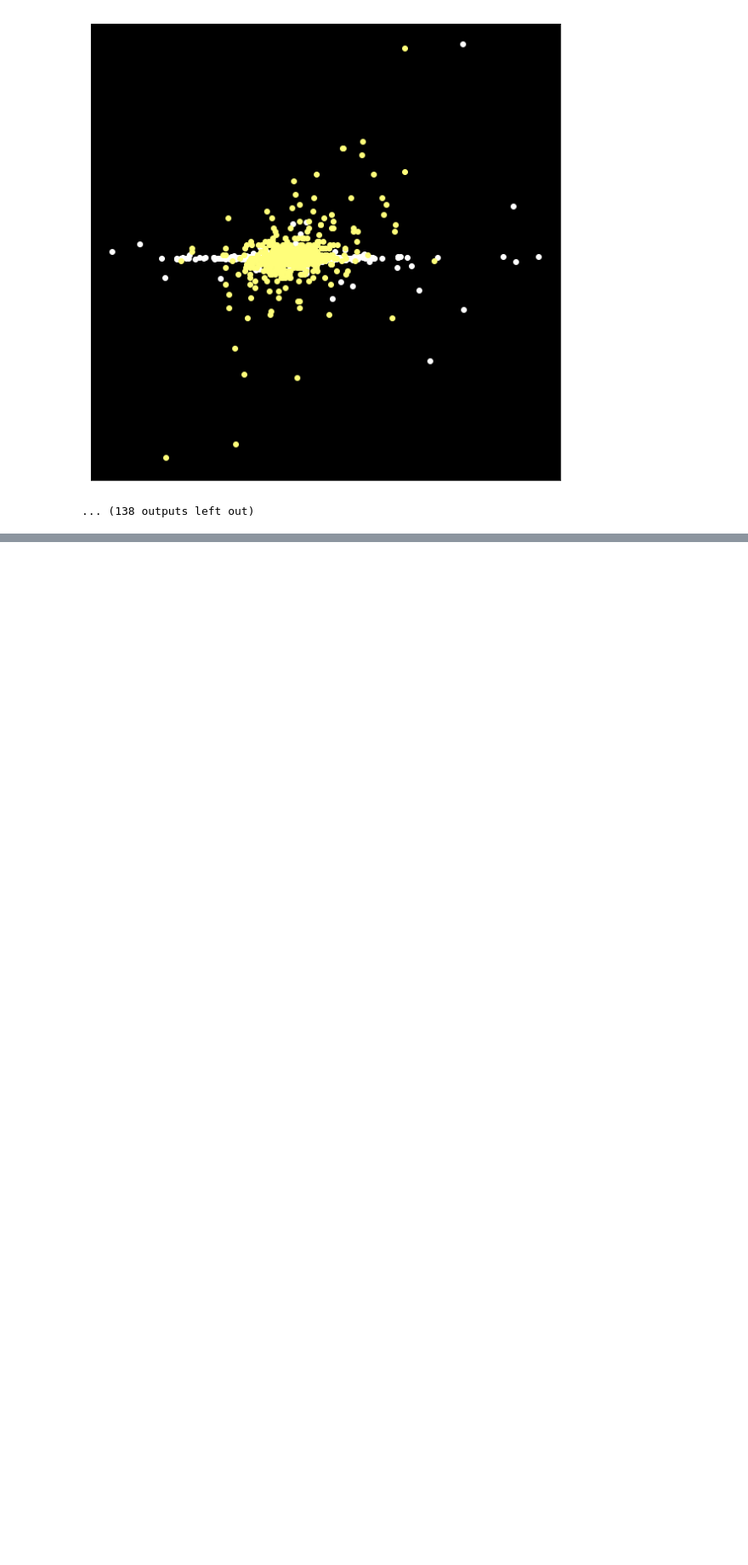
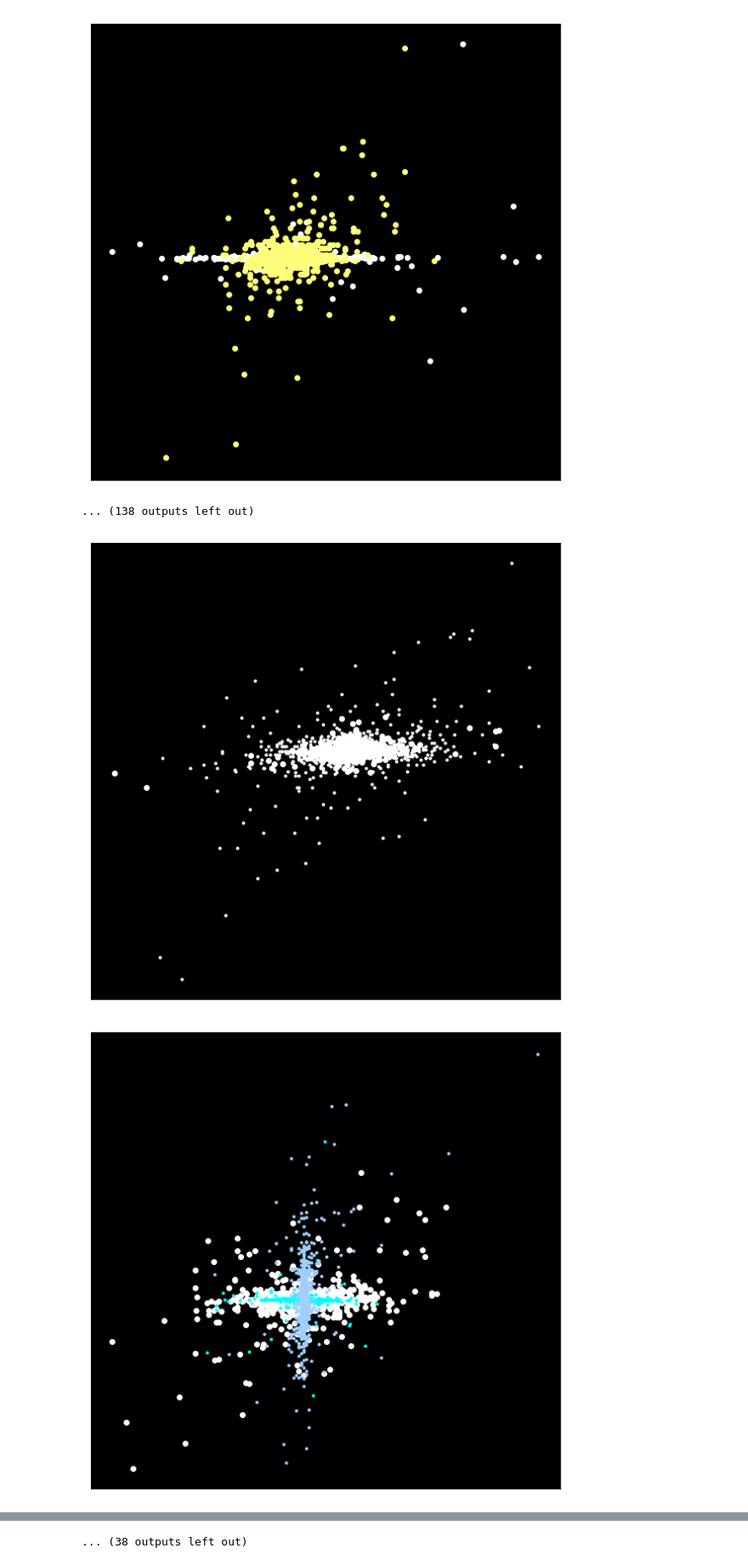
Before and after one commit to DanielJohnBenton/random-galaxy-generator, a Jupyter notebook: galaxy_3.ipynb, the cells around one changed output, grey strips where cells are left out. Shown at 85% size. Saved outputs shown, nothing was run; the diff lists cells and outputs as text; code cells hidden in the pictures; blank space fills up the shorter version.

```diff
--- a/galaxy_3.ipynb
+++ b/galaxy_3.ipynb
@@ -85,3 +85,9 @@ for i in range(150):
 [figure]
 [figure]
 ... (138 outputs left out)
+# %%
+for i in range(50):
+    generate_galaxy()
+# %% [output]
+[figure, added]
+[figure, added]
@@ -87,0 +104 @@ for i in range(150):
+... (38 outputs left out)
```
Also changed, not shown: parts of 1 cell of this notebook.
